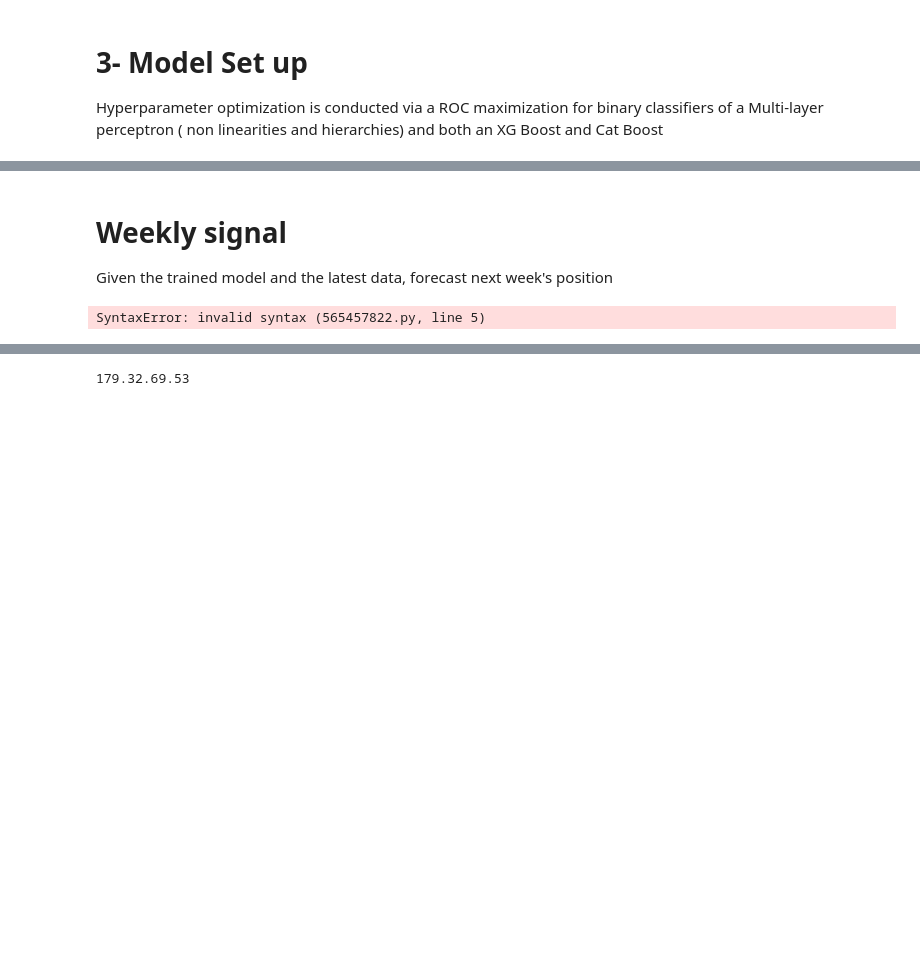
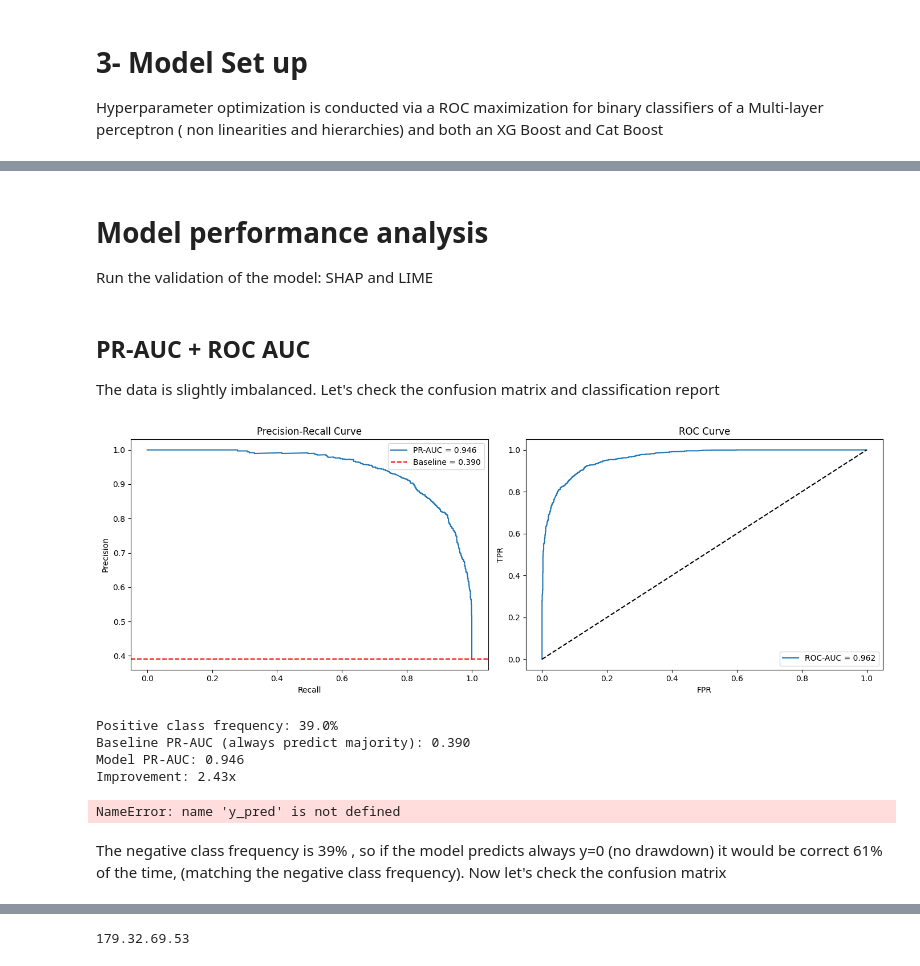
Before and after one commit to diego8acuervo/Hybrid-XG-CatBoost, a Jupyter notebook: notebooks/Hybrid XG-CatBoost-MLP.ipynb, the cells around one changed output, grey strips where cells are left out. Saved outputs shown, nothing was run; the diff lists cells and outputs as text; code cells hidden in the pictures; blank space fills up the shorter version.

```diff
--- a/notebooks/Hybrid XG-CatBoost-MLP.ipynb
+++ b/notebooks/Hybrid XG-CatBoost-MLP.ipynb
@@ -991,13 +975,64 @@ plt.show()
 # %% [markdown]
-# Weekly signal
+# Model performance analysis
 
-Given the trained model and the latest data, forecast next week's position
+Run the validation of the model: SHAP and LIME
-# %%
-# Load the trained model
-
-model = HybridEnsemble.load("data/results/ensemble_model.pkl")
-# Prepare the input vector with the latest state...
-data =
-input_vector = data
-# %% [output]
-SyntaxError: invalid syntax (565457822.py, line 5)
+# %% [markdown]
+## PR-AUC + ROC AUC
+The data is slightly imbalanced. Let's check the confusion matrix and classification report
+# %%
+import matplotlib.pyplot as plt
+from sklearn.metrics import (
+    precision_recall_curve, average_precision_score,
+    roc_curve, roc_auc_score
+)
+
+# Get probabilities on the full dataset (ideally a held-out test set)
+y_proba = model.predict_proba(features)[:, 1]
+y_true = target.loc[features.index]
+
+# --- PR Curve ---
+precision, recall, pr_thresh = precision_recall_curve(y_true, y_proba)
+pr_auc = average_precision_score(y_true, y_proba)
+
+# --- ROC Curve ---
+fpr, tpr, roc_thresh = roc_curve(y_true, y_proba)
+roc_auc = roc_auc_score(y_true, y_proba)
+
+fig, axes = plt.subplots(1, 2, figsize=(14, 5))
+axes[0].plot(recall, precision, label=f'PR-AUC = {pr_auc:.3f}')
+axes[0].axhline(y_true.mean(), color='r', linestyle='--', label=f'Baseline = {y_true.mean():.3f}')
+axes[0].set_xlabel('Recall'); axes[0].set_ylabel('Precision')
+axes[0].set_title('Precision-Recall Curve'); axes[0].legend()
+
+axes[1].plot(fpr, tpr, label=f'ROC-AUC = {roc_auc:.3f}')
+axes[1].plot([0,1], [0,1], 'k--')
+axes[1].set_xlabel('FPR'); axes[1].set_ylabel('TPR')
+axes[1].set_title('ROC Curve'); axes[1].legend()
+plt.tight_layout(); plt.show()
+# %% [output]
+[figure, added]
+# %%
+# Check class distribution
+print(f"Positive class frequency: {y_true.mean():.1%}")  # Should be ~39%
+
+# Baseline metrics
+baseline_pr_auc = y_true.mean()
+print(f"Baseline PR-AUC (always predict majority): {baseline_pr_auc:.3f}")
+
+# Your model
+print(f"Model PR-AUC: {pr_auc:.3f}")
+print(f"Improvement: {pr_auc / baseline_pr_auc:.2f}x")
+
+# Accuracy (useless but show anyway)
+acc_baseline = 1 - y_true.mean()  # 61%
+acc_model = (y_pred == y_true).mean()
+print(f"Baseline accuracy: {acc_baseline:.1%} (always predict negative)")
+print(f"Model accuracy: {acc_model:.1%} (only {(acc_model - acc_baseline)*100:.1f}% better)")
+# %% [output]
+Positive class frequency: 39.0%
+Baseline PR-AUC (always predict majority): 0.390
+Model PR-AUC: 0.946
+Improvement: 2.43x
+NameError: name 'y_pred' is not defined
+# %% [markdown]
+The negative class frequency is 39% , so if the model predicts always y=0 (no drawdown) it would be correct 61% of the time, (matching the negative class frequency). Now let's check the confusion matrix
```
Also changed, not shown: parts of 20 cells of this notebook, 10 other files.
